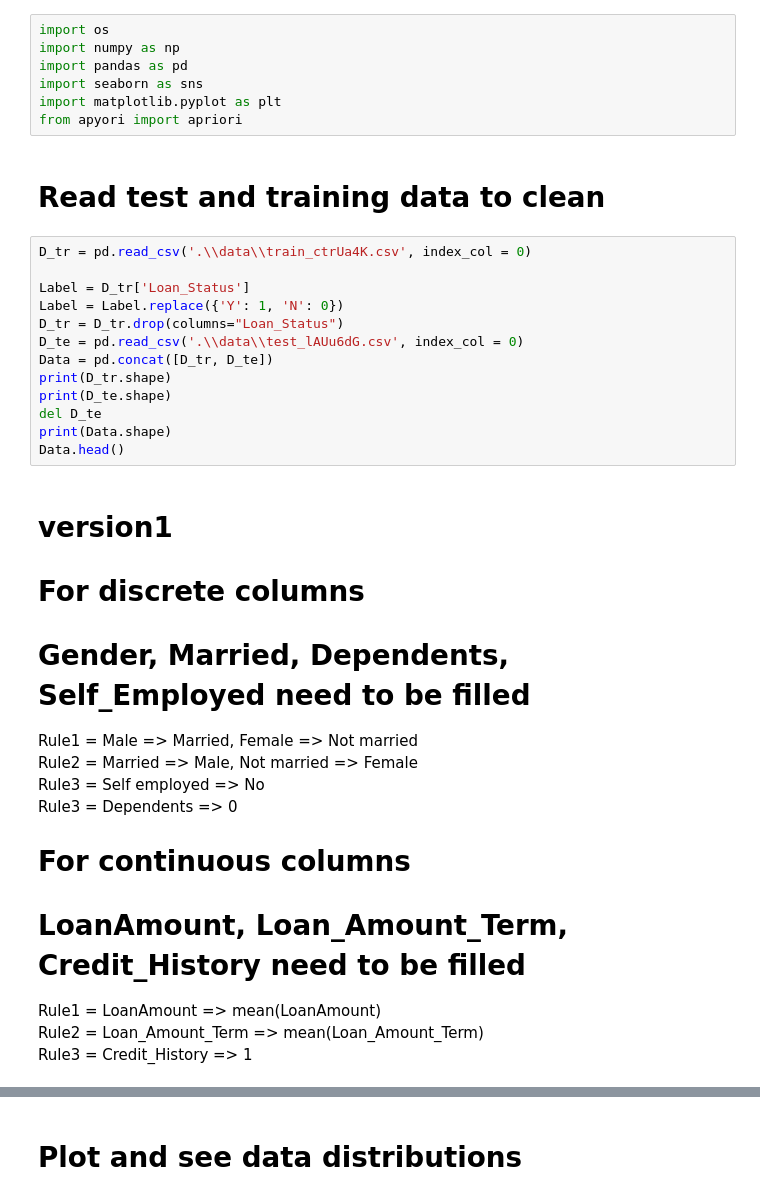
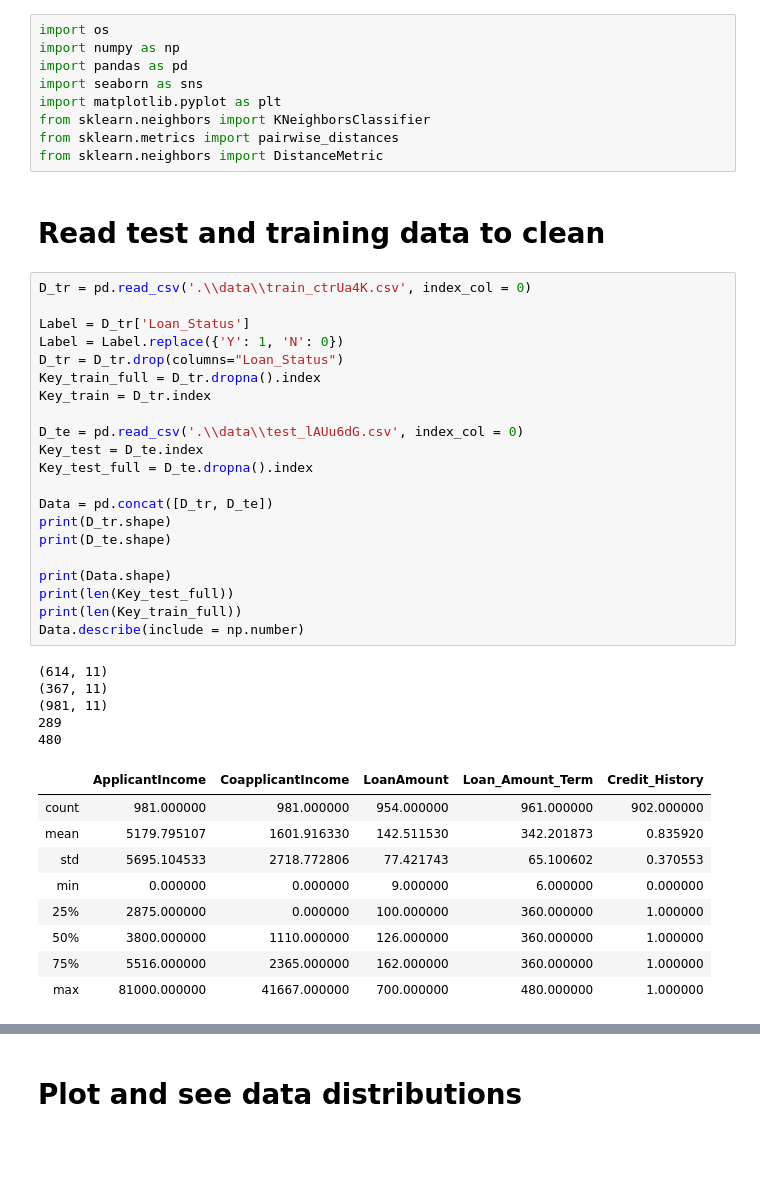
Before and after one commit to Kamin-At/Loan_prediction, a Jupyter notebook: Data_cleaning.ipynb, the cells around one changed output, grey strips where cells are left out. Cells and saved outputs as stored; diff of their text form; blank space fills up the shorter version.

```diff
--- a/Data_cleaning.ipynb
+++ b/Data_cleaning.ipynb
@@ -4,36 +4,44 @@ import numpy as np
 import pandas as pd
 import seaborn as sns
 import matplotlib.pyplot as plt
-from apyori import apriori
+from sklearn.neighbors import KNeighborsClassifier
+from sklearn.metrics import pairwise_distances
+from sklearn.neighbors import DistanceMetric
 # %% [markdown]
 # Read test and training data to clean
 # %%
 D_tr = pd.read_csv('.\\data\\train_ctrUa4K.csv', index_col = 0)
 
 Label = D_tr['Loan_Status']
 Label = Label.replace({'Y': 1, 'N': 0})
 D_tr = D_tr.drop(columns="Loan_Status")
+Key_train_full = D_tr.dropna().index
+Key_train = D_tr.index
+
 D_te = pd.read_csv('.\\data\\test_lAUu6dG.csv', index_col = 0)
+Key_test = D_te.index
+Key_test_full = D_te.dropna().index
+
 Data = pd.concat([D_tr, D_te])
 print(D_tr.shape)
 print(D_te.shape)
-del D_te
+
 print(Data.shape)
-Data.head()
+print(len(Key_test_full))
+print(len(Key_train_full))
+Data.describe(include = np.number)
+# %% [output]
+(614, 11)
+(367, 11)
+(981, 11)
+289
+480
+|  | ApplicantIncome | CoapplicantIncome | LoanAmount | Loan_Amount_Term | Credit_History |
+| count | 981.000000 | 981.000000 | 954.000000 | 961.000000 | 902.000000 |
+| mean | 5179.795107 | 1601.916330 | 142.511530 | 342.201873 | 0.835920 |
+| std | 5695.104533 | 2718.772806 | 77.421743 | 65.100602 | 0.370553 |
+| min | 0.000000 | 0.000000 | 9.000000 | 6.000000 | 0.000000 |
+| 25% | 2875.000000 | 0.000000 | 100.000000 | 360.000000 | 1.000000 |
+| 50% | 3800.000000 | 1110.000000 | 126.000000 | 360.000000 | 1.000000 |
+| 75% | 5516.000000 | 2365.000000 | 162.000000 | 360.000000 | 1.000000 |
+| max | 81000.000000 | 41667.000000 | 700.000000 | 480.000000 | 1.000000 |
-# %% [markdown]
-# version1
-
-# For discrete columns
-# Gender, Married, Dependents, Self_Employed need to be filled
-
-Rule1 = Male => Married, Female => Not married
-Rule2 = Married => Male, Not married => Female
-Rule3 = Self employed => No
-Rule3 = Dependents => 0
-
-# For continuous columns
-# LoanAmount, Loan_Amount_Term, Credit_History need to be filled
-
-Rule1 = LoanAmount => mean(LoanAmount)
-Rule2 = Loan_Amount_Term => mean(Loan_Amount_Term)
-Rule3 = Credit_History => 1
```
Also changed, not shown: parts of 12 cells of this notebook, 2 other files.
